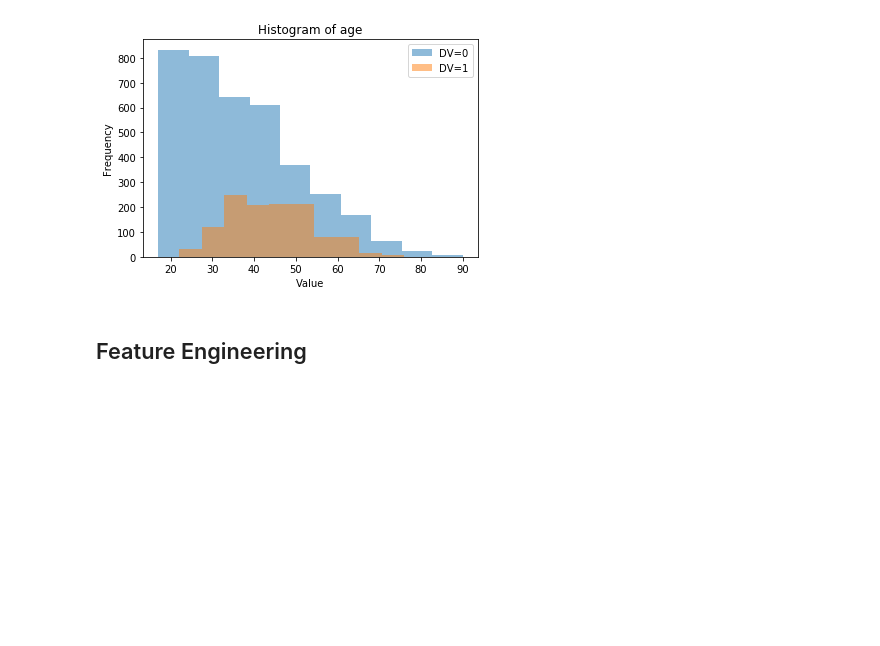
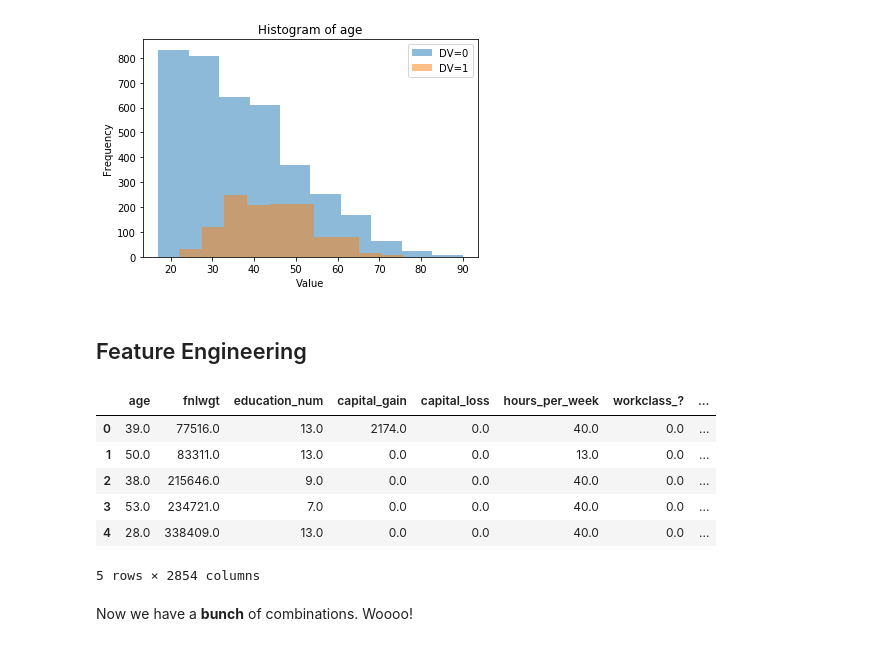
Before and after one commit to DarpanGanatra/python_tools, a Jupyter notebook: ML Project.ipynb, the cells around one changed output. Cells and saved outputs as stored; diff of their text form; code cells hidden in the pictures; blank space fills up the shorter version.

Commit message:
Progress on adult data

```diff
--- a/ML Project.ipynb
+++ b/ML Project.ipynb
@@ -245,3 +252,31 @@ plot_histogram(x['age'],y)
 [figure]
 # %% [markdown]
 ## Feature Engineering
+# %%
+from itertools import combinations
+from sklearn.preprocessing import PolynomialFeatures
+
+def add_interactions(df):
+    combos = list(combinations(list(df.columns), 2))
+    colnames = list(df.columns) + ['_'.join(x) for x in combos]
+    poly = PolynomialFeatures(interaction_only=True, include_bias=False)
+    df = poly.fit_transform(df)
+    df = pd.DataFrame(df)
+    df.columns = colnames
+    noint_indicies = [i for i, x in enumerate(list((df == 0).all())) if x]
+    df = df.drop(df.columns[noint_indicies], axis=1)
+    return df
+# %%
+X = add_interactions(x)
+# %%
+X.head()
+# %% [output]
+|  | age | fnlwgt | education_num | capital_gain | capital_loss | hours_per_week | workclass_? | ... |
+| 0 | 39.0 | 77516.0 | 13.0 | 2174.0 | 0.0 | 40.0 | 0.0 | ... |
+| 1 | 50.0 | 83311.0 | 13.0 | 0.0 | 0.0 | 13.0 | 0.0 | ... |
+| 2 | 38.0 | 215646.0 | 9.0 | 0.0 | 0.0 | 40.0 | 0.0 | ... |
+| 3 | 53.0 | 234721.0 | 7.0 | 0.0 | 0.0 | 40.0 | 0.0 | ... |
+| 4 | 28.0 | 338409.0 | 13.0 | 0.0 | 0.0 | 40.0 | 0.0 | ... |
+5 rows × 2854 columns
+# %% [markdown]
+Now we have a **bunch** of combinations. Woooo!
```
Also changed, not shown: parts of 2 cells of this notebook, 5 other files.
